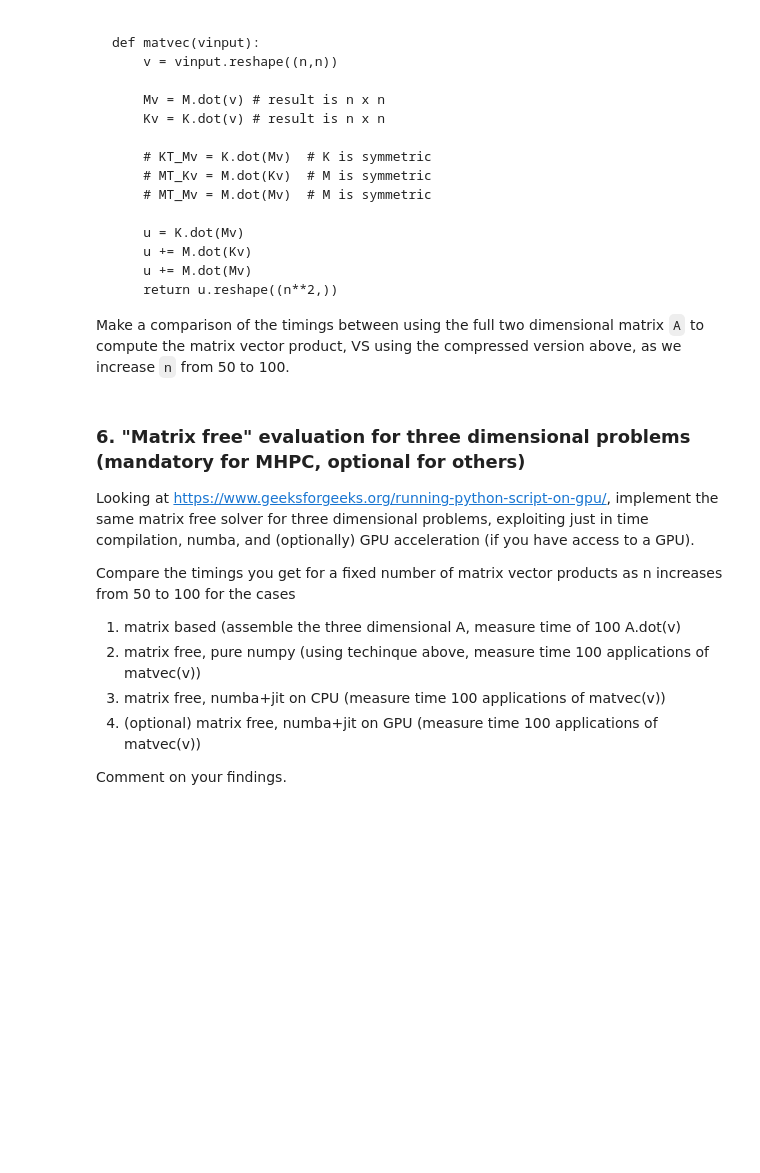
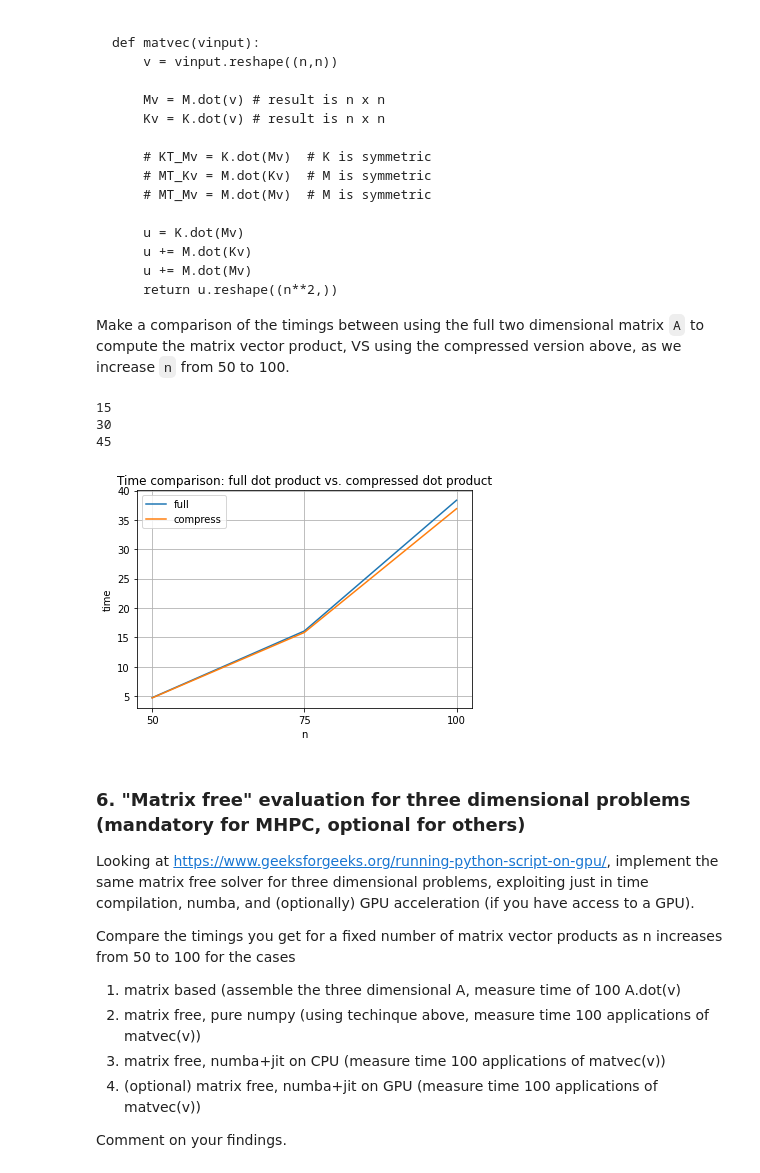
Before and after one commit to mattiamencagli/numerical-analysis-2020-2021, a Jupyter notebook: FinalProject-2020-2021.ipynb, the cells around one changed output. Saved outputs shown, nothing was run; the diff lists cells and outputs as text; code cells hidden in the pictures; blank space fills up the shorter version.

```diff
--- a/FinalProject-2020-2021.ipynb
+++ b/FinalProject-2020-2021.ipynb
@@ -583,3 +580,53 @@ Make a comparison of the timings between using the full two dimensional matrix `
+# %%
+def matvec_comp_2D(vinput):
+    v = vinput.reshape((n,n))
+    K, M, A = compute_one_dimensional_matrices(n)
+
+    Mv = M.dot(v)
+    Kv = K.dot(v)
+
+    u = K.dot(Mv)
+    u += M.dot(Kv)
+    u += M.dot(Mv)
+    return u.reshape((n**2))
+# %%
+time_full=[]
+time_compress=[]
+all_n = range(50,101,25)
+#all_n = range(15,46,15)
+for n in all_n:
+    print(n)
+    v = np.ones((n*n), dtype=float)
+
+    start = time.time()
+    A = compute_two_dimensional_matrices(n)
+    A.dot(v)
+    end = time.time()
+    time_full.append(end-start)
+
+    start = time.time()
+    u = matvec_comp_2D(v)
+    end = time.time()
+    time_compress.append(end-start)
+
+time_full = np.asarray(time_full)
+time_compress = np.asarray(time_compress)
+# %% [output]
+15
+30
+45
+# %%
+_ = plt.figure(41)
+_ = plt.plot(all_n, time_full, label="full")
+_ = plt.plot(all_n, time_compress,label="compress")
+_ = plt.xticks(all_n)
+_ = plt.title("Time comparison: full dot product vs. compressed dot product")
+_ = plt.xlabel("n")
+_ = plt.ylabel("time")
+_ = plt.legend()
+_ = plt.grid()
+# %% [output]
+[figure, added]
 # %% [markdown]
 ### 6. "Matrix free" evaluation for three dimensional problems (mandatory for MHPC, optional for others)
 
```
Also changed, not shown: parts of 12 cells of this notebook.
